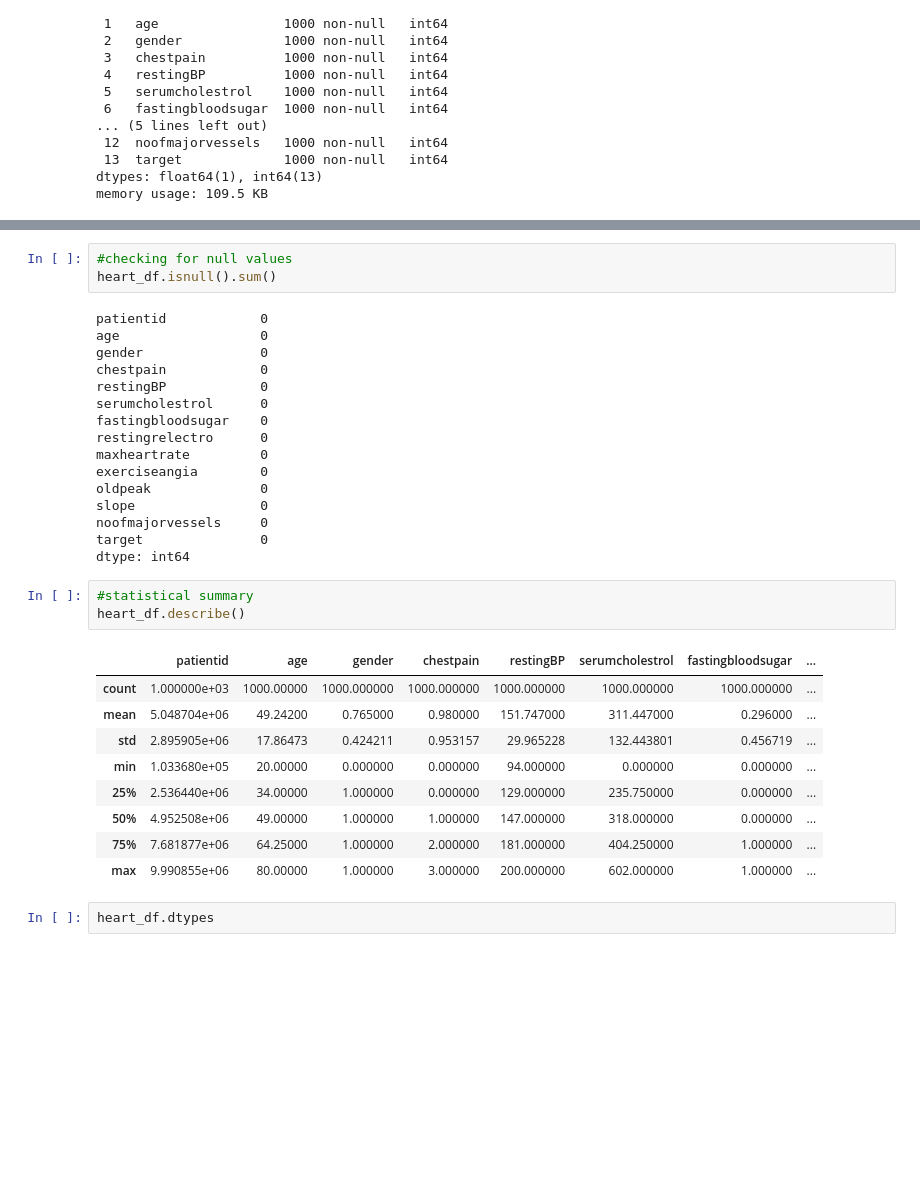
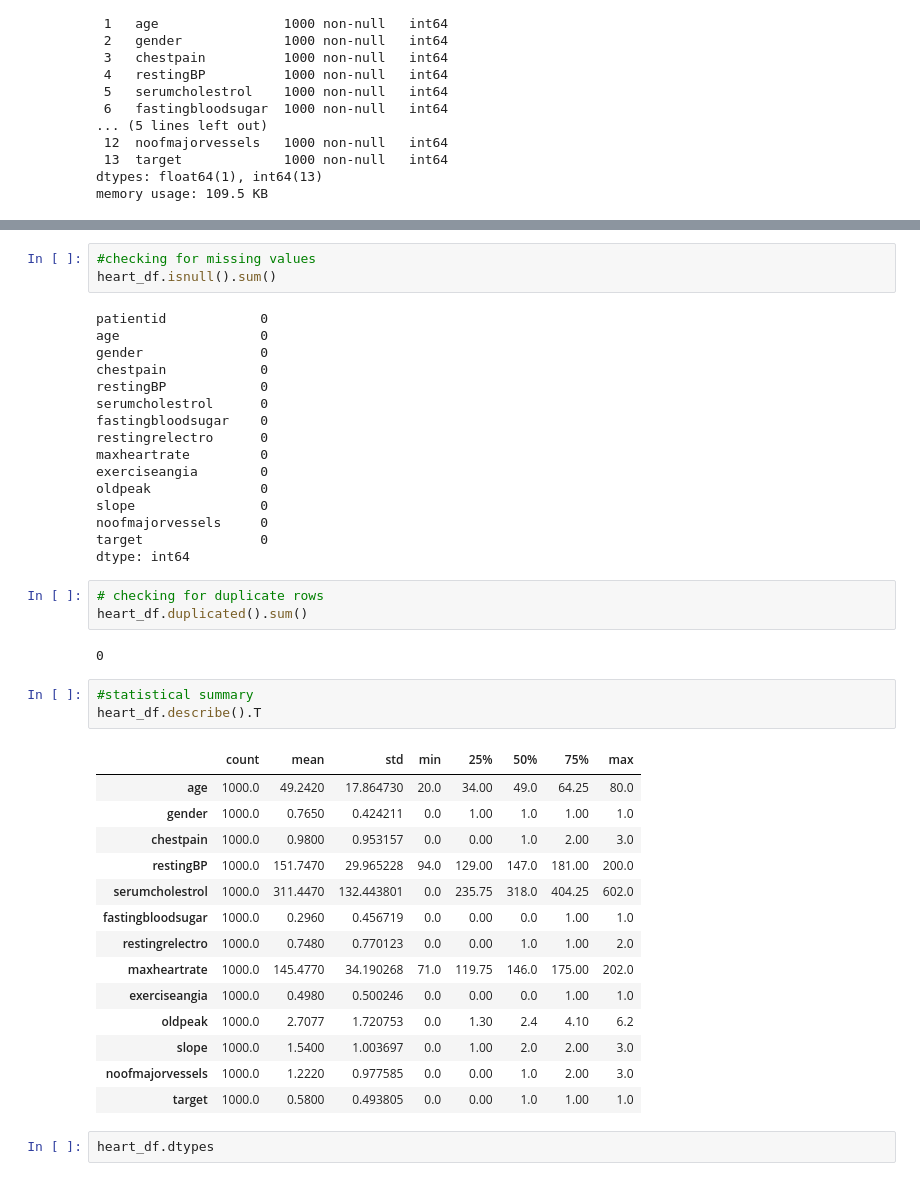
Before and after one commit to see-3pO/Heart_Disease_Prediction, a Jupyter notebook: Heart_Disease_Classifier.ipynb, the cells around one changed output, grey strips where cells are left out. Cells and saved outputs as stored; diff of their text form; blank space fills up the shorter version.

```diff
--- a/Heart_Disease_Classifier.ipynb
+++ b/Heart_Disease_Classifier.ipynb
@@ -118,5 +167,5 @@ memory usage: 109.5 KB
 # %%
-#checking for null values
+#checking for missing values
 heart_df.isnull().sum()
 # %% [output]
 patientid            0
@@ -134,19 +183,29 @@ slope                0
 noofmajorvessels     0
 target               0
 dtype: int64
+# %%
+# checking for duplicate rows
+heart_df.duplicated().sum()
+# %% [output]
+0
 # %%
 #statistical summary
-heart_df.describe()
+heart_df.describe().T
 # %% [output]
-|  | patientid | age | gender | chestpain | restingBP | serumcholestrol | fastingbloodsugar | ... |
-| count | 1.000000e+03 | 1000.00000 | 1000.000000 | 1000.000000 | 1000.000000 | 1000.000000 | 1000.000000 | ... |
-| mean | 5.048704e+06 | 49.24200 | 0.765000 | 0.980000 | 151.747000 | 311.447000 | 0.296000 | ... |
-| std | 2.895905e+06 | 17.86473 | 0.424211 | 0.953157 | 29.965228 | 132.443801 | 0.456719 | ... |
-| min | 1.033680e+05 | 20.00000 | 0.000000 | 0.000000 | 94.000000 | 0.000000 | 0.000000 | ... |
-| 25% | 2.536440e+06 | 34.00000 | 1.000000 | 0.000000 | 129.000000 | 235.750000 | 0.000000 | ... |
-| 50% | 4.952508e+06 | 49.00000 | 1.000000 | 1.000000 | 147.000000 | 318.000000 | 0.000000 | ... |
-| 75% | 7.681877e+06 | 64.25000 | 1.000000 | 2.000000 | 181.000000 | 404.250000 | 1.000000 | ... |
-| max | 9.990855e+06 | 80.00000 | 1.000000 | 3.000000 | 200.000000 | 602.000000 | 1.000000 | ... |
+|  | count | mean | std | min | 25% | 50% | 75% | max |
+| age | 1000.0 | 49.2420 | 17.864730 | 20.0 | 34.00 | 49.0 | 64.25 | 80.0 |
+| gender | 1000.0 | 0.7650 | 0.424211 | 0.0 | 1.00 | 1.0 | 1.00 | 1.0 |
+| chestpain | 1000.0 | 0.9800 | 0.953157 | 0.0 | 0.00 | 1.0 | 2.00 | 3.0 |
+| restingBP | 1000.0 | 151.7470 | 29.965228 | 94.0 | 129.00 | 147.0 | 181.00 | 200.0 |
+| serumcholestrol | 1000.0 | 311.4470 | 132.443801 | 0.0 | 235.75 | 318.0 | 404.25 | 602.0 |
+| fastingbloodsugar | 1000.0 | 0.2960 | 0.456719 | 0.0 | 0.00 | 0.0 | 1.00 | 1.0 |
+| restingrelectro | 1000.0 | 0.7480 | 0.770123 | 0.0 | 0.00 | 1.0 | 1.00 | 2.0 |
+| maxheartrate | 1000.0 | 145.4770 | 34.190268 | 71.0 | 119.75 | 146.0 | 175.00 | 202.0 |
+| exerciseangia | 1000.0 | 0.4980 | 0.500246 | 0.0 | 0.00 | 0.0 | 1.00 | 1.0 |
+| oldpeak | 1000.0 | 2.7077 | 1.720753 | 0.0 | 1.30 | 2.4 | 4.10 | 6.2 |
+| slope | 1000.0 | 1.5400 | 1.003697 | 0.0 | 1.00 | 2.0 | 2.00 | 3.0 |
+| noofmajorvessels | 1000.0 | 1.2220 | 0.977585 | 0.0 | 0.00 | 1.0 | 2.00 | 3.0 |
+| target | 1000.0 | 0.5800 | 0.493805 | 0.0 | 0.00 | 1.0 | 1.00 | 1.0 |
 # %%
 heart_df.dtypes
 # %% [output]
```
Also changed, not shown: parts of 52 cells of this notebook, 1 other file.
